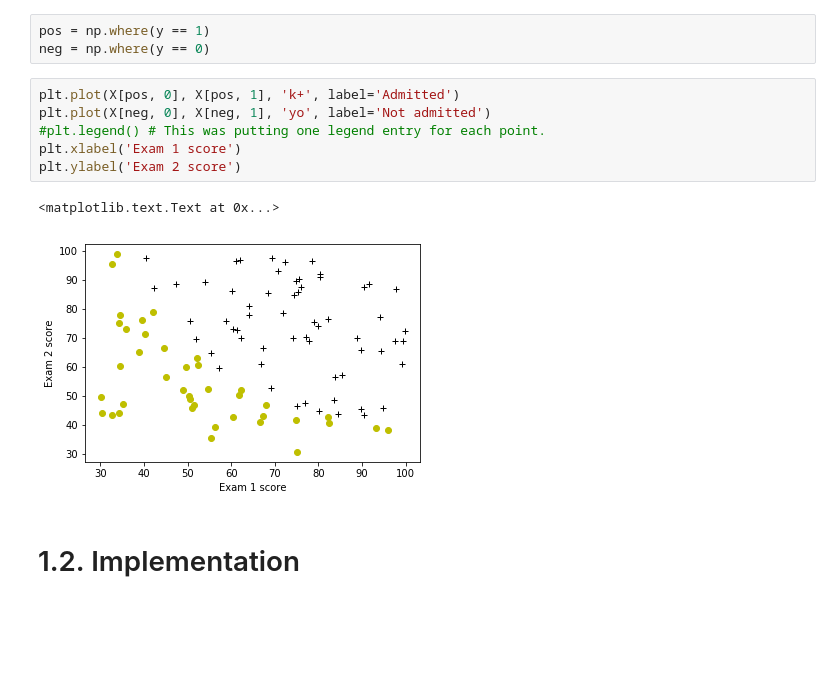
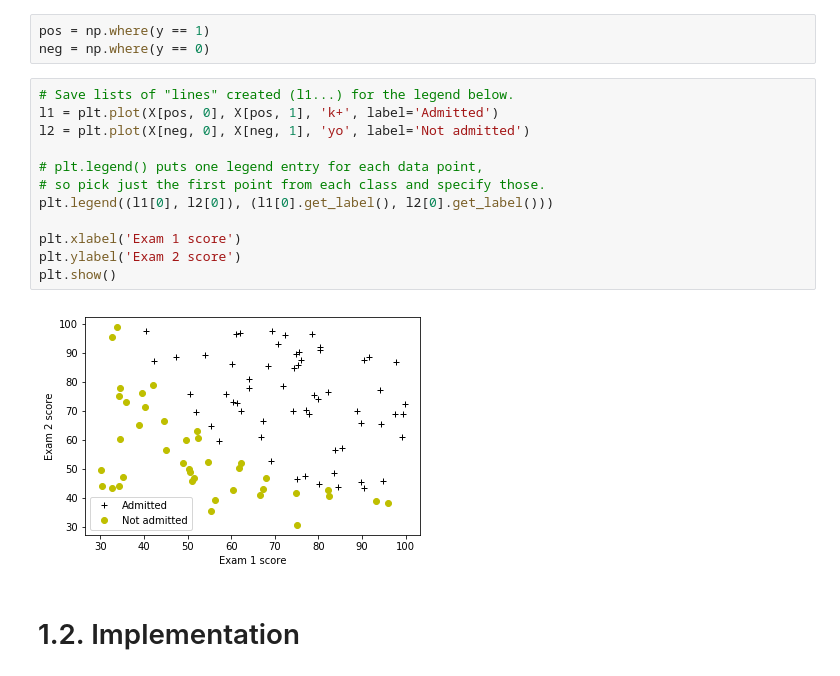
Before and after one commit to dean-e-peterson/datasci-ng-reimplementation, a Jupyter notebook: ex/Ex2.ipynb, the cells around one changed output. Cells and saved outputs as stored; diff of their text form; blank space fills up the shorter version.

```diff
--- a/ex/Ex2.ipynb
+++ b/ex/Ex2.ipynb
@@ -98,14 +98,19 @@ print(y[:5])
 pos = np.where(y == 1)
 neg = np.where(y == 0)
 # %%
-plt.plot(X[pos, 0], X[pos, 1], 'k+', label='Admitted')
-plt.plot(X[neg, 0], X[neg, 1], 'yo', label='Not admitted')
-#plt.legend() # This was putting one legend entry for each point.
+# Save lists of "lines" created (l1...) for the legend below.
+l1 = plt.plot(X[pos, 0], X[pos, 1], 'k+', label='Admitted')
+l2 = plt.plot(X[neg, 0], X[neg, 1], 'yo', label='Not admitted')
+
+# plt.legend() puts one legend entry for each data point,
+# so pick just the first point from each class and specify those.
+plt.legend((l1[0], l2[0]), (l1[0].get_label(), l2[0].get_label()))
+
 plt.xlabel('Exam 1 score')
 plt.ylabel('Exam 2 score')
+plt.show()
 # %% [output]
-<matplotlib.text.Text at 0x...>
-[figure, old version]
+[figure, new version]
 # %% [markdown]
 # 1.2. Implementation
 # %%
```
Also changed, not shown: parts of 24 cells of this notebook.
